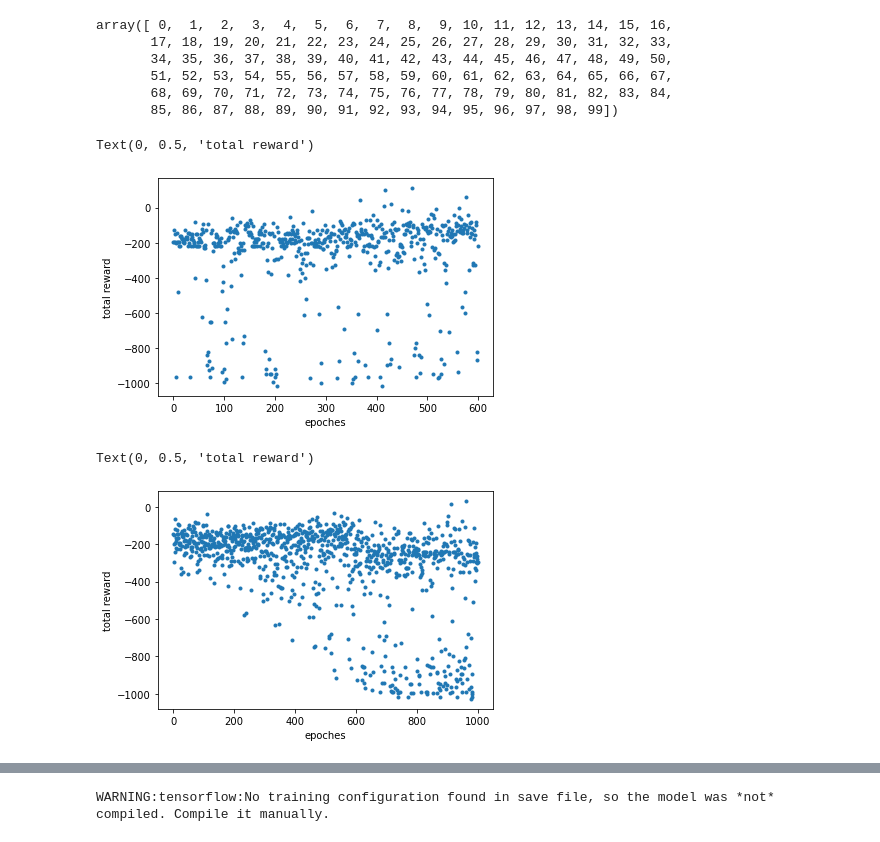
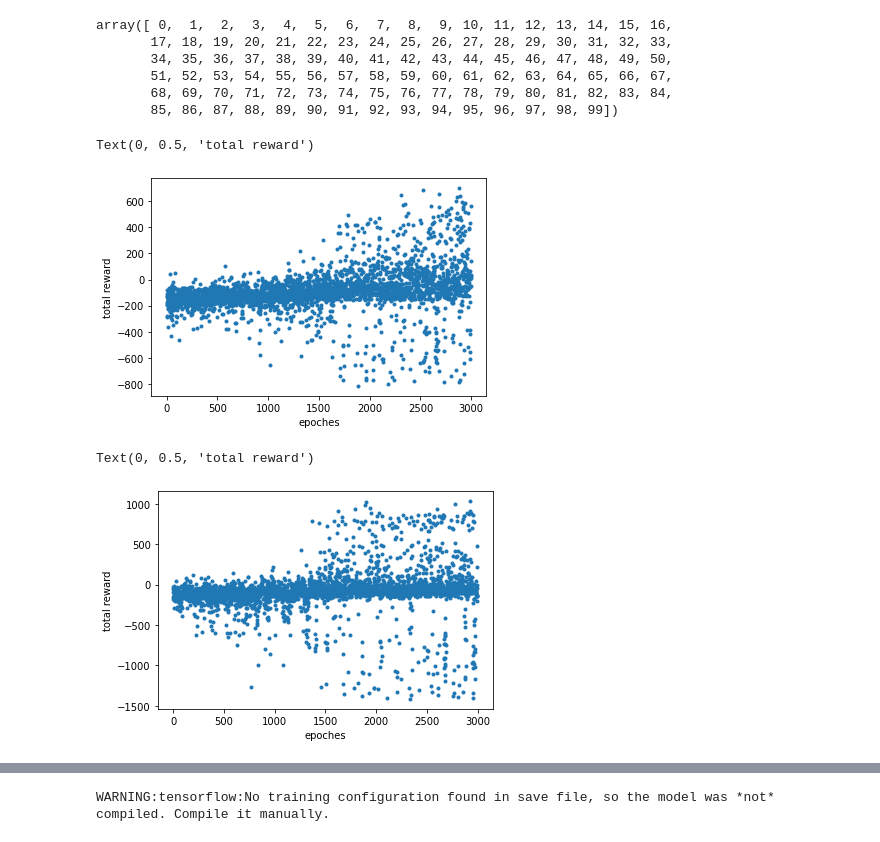
Before and after one commit to vivkaz/bomberman, a Jupyter notebook: Run_bomberman.ipynb, the cells around one changed output, grey strips where cells are left out. Cells and saved outputs as stored; diff of their text form; code cells hidden in the pictures.

```diff
--- a/Run_bomberman.ipynb
+++ b/Run_bomberman.ipynb
@@ -202,20 +181,20 @@ array([ 0,  1,  2,  3,  4,  5,  6,  7,  8,  9, 10, 11, 12, 13, 14, 15, 16,
        68, 69, 70, 71, 72, 73, 74, 75, 76, 77, 78, 79, 80, 81, 82, 83, 84,
        85, 86, 87, 88, 89, 90, 91, 92, 93, 94, 95, 96, 97, 98, 99])
 # %%
-reward = np.load("agent_code/deep_q_learning/saved_model_best/rewards_03_23_2022_12_58_59.npy")
+reward = np.load("agent_code/deep_q_learning/saved_model/rewards_03_24_2022_11_25_44.npy")
 plt.plot(reward,'.')
 plt.xlabel("epoches")
 plt.ylabel("total reward")
 #plt.ylim(-100,100)
 # %% [output]
 Text(0, 0.5, 'total reward')
-[figure, old version]
+[figure, new version]
 # %%
-reward = np.load("agent_code/deep_q_learning/saved_model/rewards_03_23_2022_16_39_44.npy")
+reward = np.load("agent_code/deep_q_learning/saved_model/rewards_03_24_2022_12_00_42.npy")
 plt.plot(reward,'.')
 plt.xlabel("epoches")
 plt.ylabel("total reward")
 #plt.ylim(-100,100)
 # %% [output]
 Text(0, 0.5, 'total reward')
-[figure, old version]
+[figure, new version]
```
Also changed, not shown: parts of 6 cells of this notebook, 37 other files.
